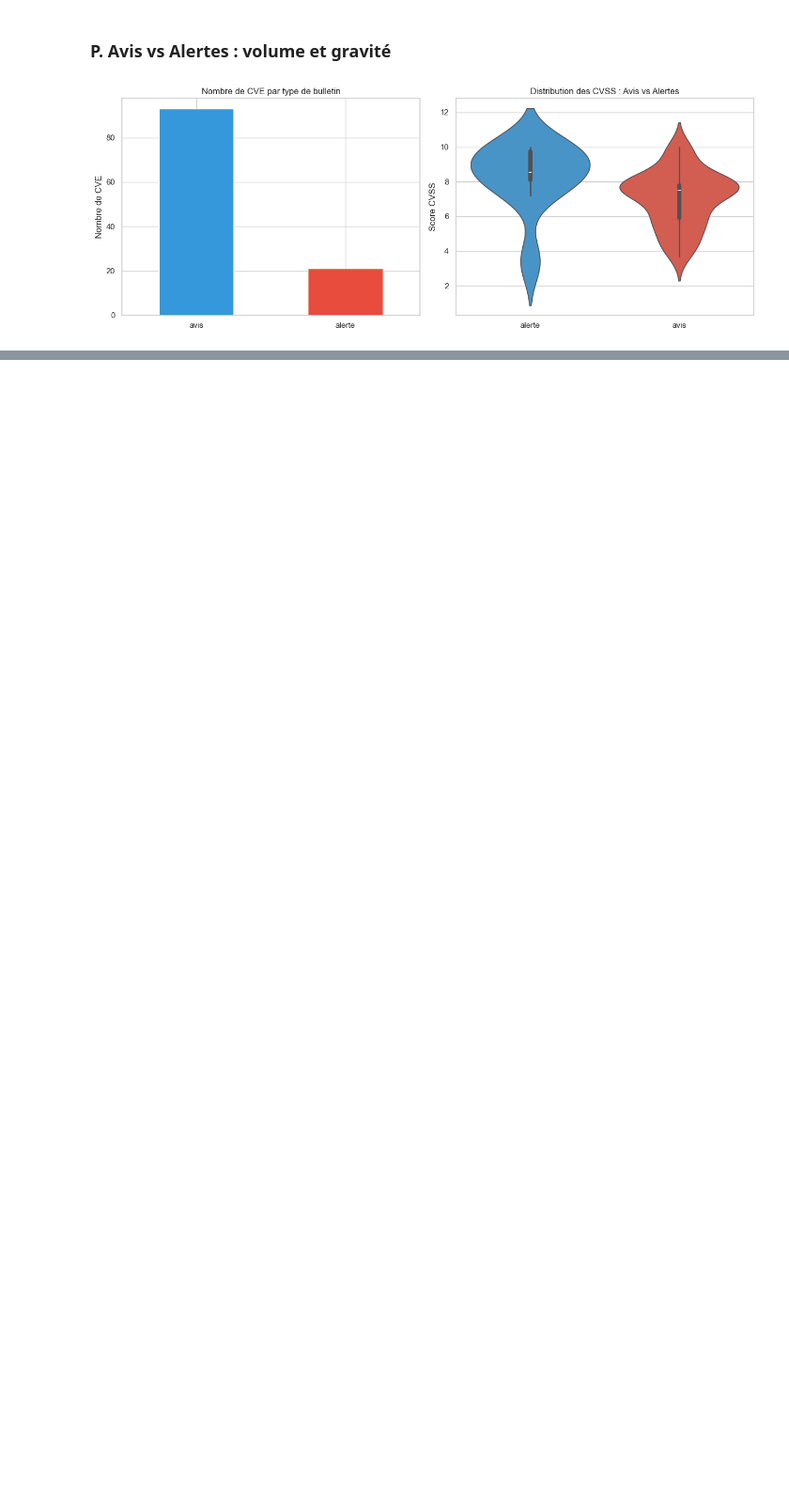
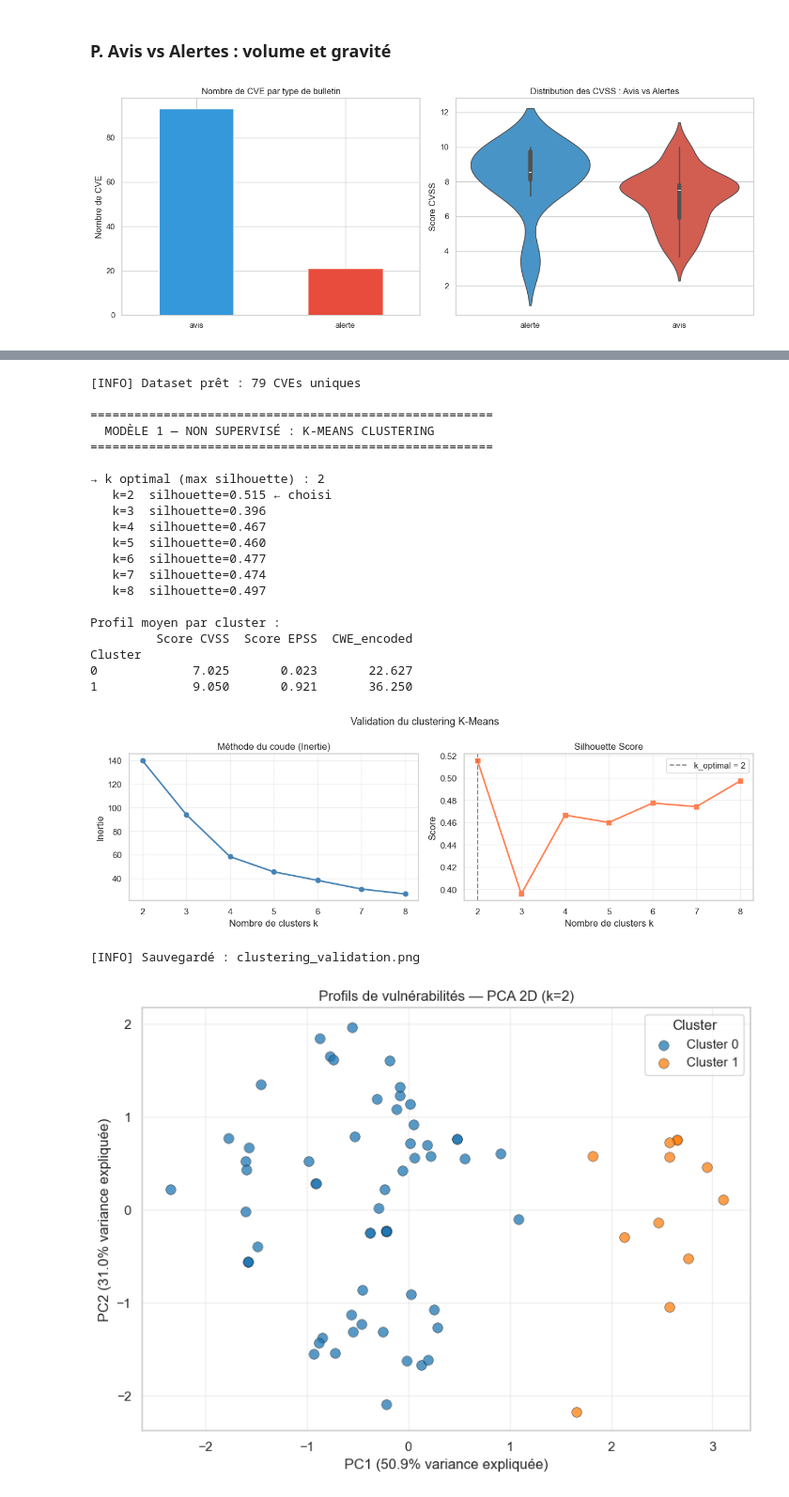
Before and after one commit to JeanKevin56/FR-ALERT, a Jupyter notebook: fonctions_extractions.ipynb, the cells around one changed output, grey strips where cells are left out. Shown at 94% size. Drawn from its saved outputs; the diff is of its cells as text; code cells hidden in the pictures; blank space fills up the shorter version.

```diff
--- a/fonctions_extractions.ipynb
+++ b/fonctions_extractions.ipynb
@@ -932,0 +1349,28 @@ plt.tight_layout(); plt.show()
+# %%
+# Lance le clustering puis la régression sur le df courant.
+# (utilise df en mémoire ; sinon remplacer par executer_ml("donnees_enrichies.csv"))
+df_clustered, km_model, rf_model = executer_ml_df(df)
+# %% [output]
+[INFO] Dataset prêt : 79 CVEs uniques
+
+=======================================================
+  MODÈLE 1 — NON SUPERVISÉ : K-MEANS CLUSTERING
+=======================================================
+
+→ k optimal (max silhouette) : 2
+   k=2  silhouette=0.515 ← choisi
+   k=3  silhouette=0.396
+   k=4  silhouette=0.467
+   k=5  silhouette=0.460
+   k=6  silhouette=0.477
+   k=7  silhouette=0.474
+   k=8  silhouette=0.497
+
+Profil moyen par cluster :
+         Score CVSS  Score EPSS  CWE_encoded
+Cluster
+0             7.025       0.023       22.627
+1             9.050       0.921       36.250
+[figure, added]
+[INFO] Sauvegardé : clustering_validation.png
+[figure, added]
```
Also changed, not shown: parts of 13 cells of this notebook.
